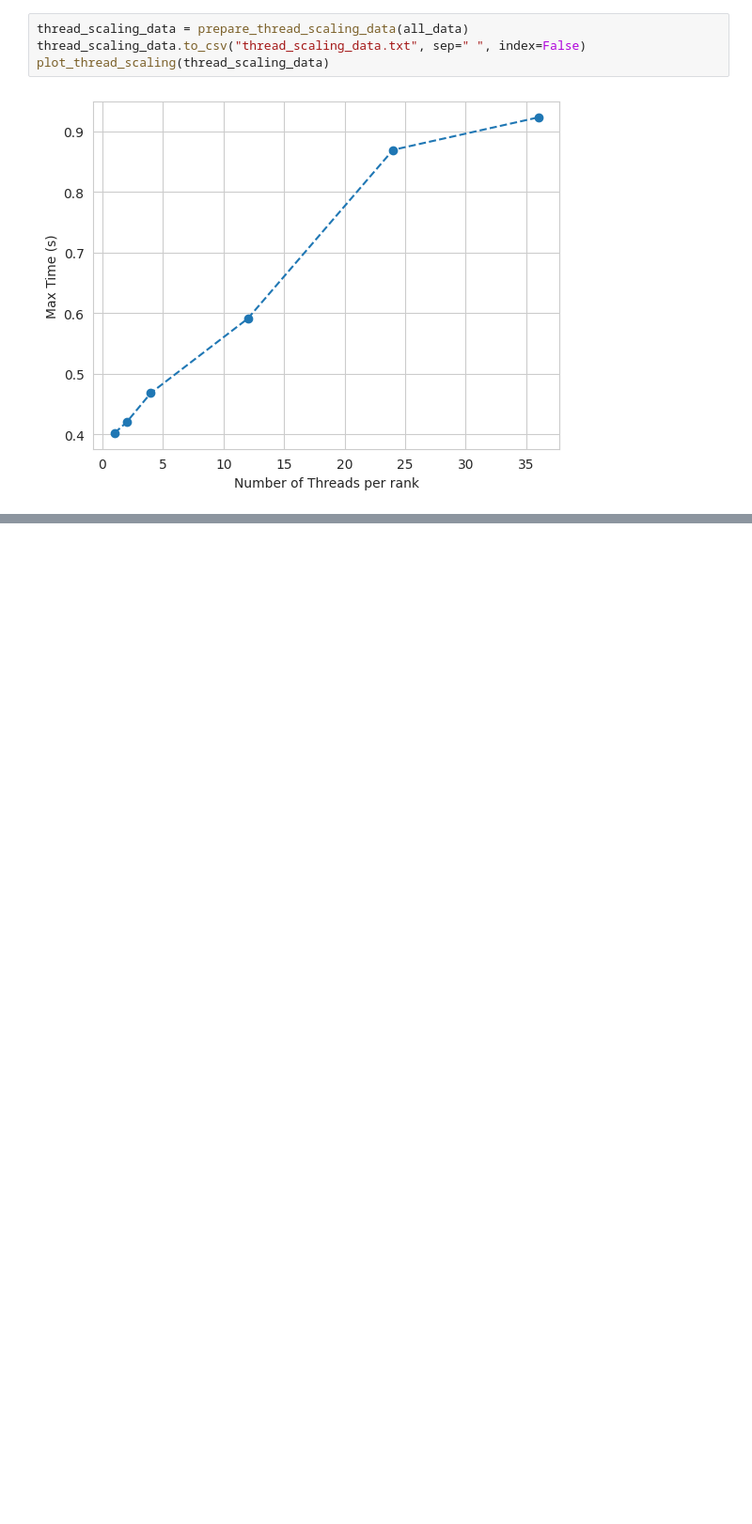
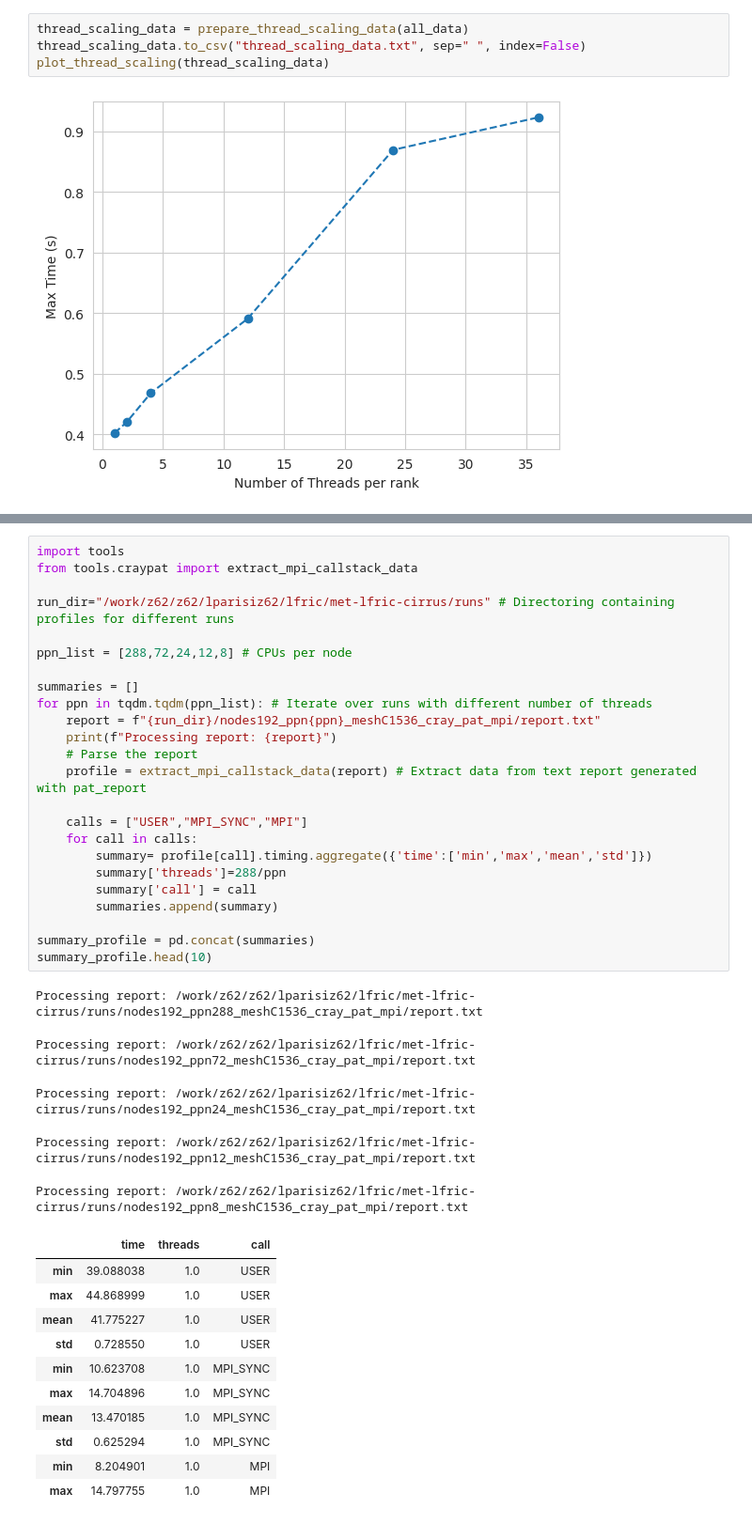
Before and after one commit to lucaparisi91/met-lfric-cirrus, a Jupyter notebook: results/analyse_results.ipynb, the cells around one changed output, grey strips where cells are left out. Shown at 94% size. Drawn from its saved outputs; the diff is of its cells as text; blank space fills up the shorter version.

```diff
--- a/results/analyse_results.ipynb
+++ b/results/analyse_results.ipynb
@@ -112,0 +117,41 @@ Data was extracted from craypat profiles using:
+# %%
+import tools
+from tools.craypat import extract_mpi_callstack_data
+
+run_dir="/work/z62/z62/lparisiz62/lfric/met-lfric-cirrus/runs" # Directoring containing profiles for different runs
+
+ppn_list = [288,72,24,12,8] # CPUs per node
+
+summaries = []
+for ppn in tqdm.tqdm(ppn_list): # Iterate over runs with different number of threads
+    report = f"{run_dir}/nodes192_ppn{ppn}_meshC1536_cray_pat_mpi/report.txt"
+    print(f"Processing report: {report}")
+    # Parse the report
+    profile = extract_mpi_callstack_data(report) # Extract data from text report generated with pat_report
+
+    calls = ["USER","MPI_SYNC","MPI"]
+    for call in calls:
+        summary= profile[call].timing.aggregate({'time':['min','max','mean','std']})
+        summary['threads']=288/ppn
+        summary['call'] = call
+        summaries.append(summary)
+
+summary_profile = pd.concat(summaries)
+summary_profile.head(10)
+# %% [output]
+Processing report: /work/z62/z62/lparisiz62/lfric/met-lfric-cirrus/runs/nodes192_ppn288_meshC1536_cray_pat_mpi/report.txt
+Processing report: /work/z62/z62/lparisiz62/lfric/met-lfric-cirrus/runs/nodes192_ppn72_meshC1536_cray_pat_mpi/report.txt
+Processing report: /work/z62/z62/lparisiz62/lfric/met-lfric-cirrus/runs/nodes192_ppn24_meshC1536_cray_pat_mpi/report.txt
+Processing report: /work/z62/z62/lparisiz62/lfric/met-lfric-cirrus/runs/nodes192_ppn12_meshC1536_cray_pat_mpi/report.txt
+Processing report: /work/z62/z62/lparisiz62/lfric/met-lfric-cirrus/runs/nodes192_ppn8_meshC1536_cray_pat_mpi/report.txt
+|  | time | threads | call |
+| min | 39.088038 | 1.0 | USER |
+| max | 44.868999 | 1.0 | USER |
+| mean | 41.775227 | 1.0 | USER |
+| std | 0.728550 | 1.0 | USER |
+| min | 10.623708 | 1.0 | MPI_SYNC |
+| max | 14.704896 | 1.0 | MPI_SYNC |
+| mean | 13.470185 | 1.0 | MPI_SYNC |
+| std | 0.625294 | 1.0 | MPI_SYNC |
+| min | 8.204901 | 1.0 | MPI |
+| max | 14.797755 | 1.0 | MPI |
```
Also changed, not shown: parts of 4 cells of this notebook, 4 other files.
